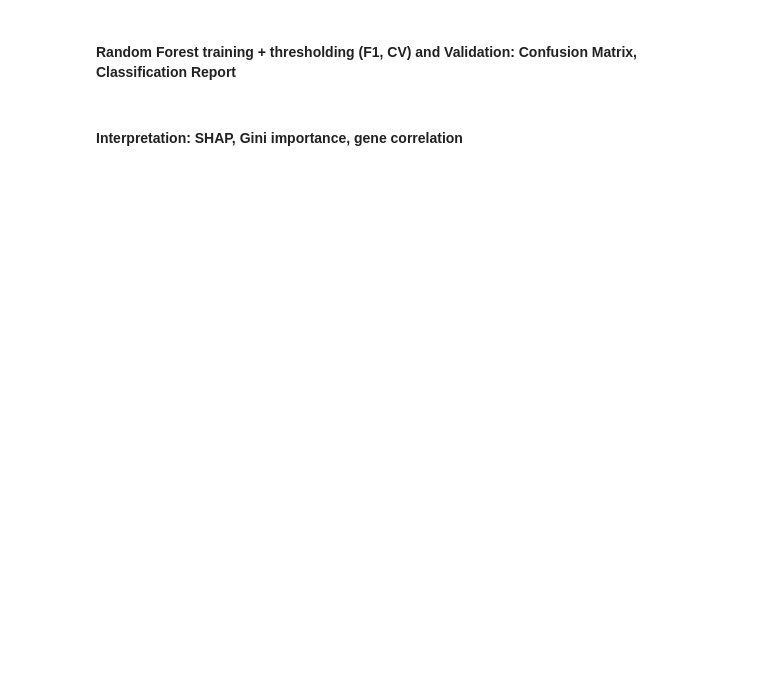
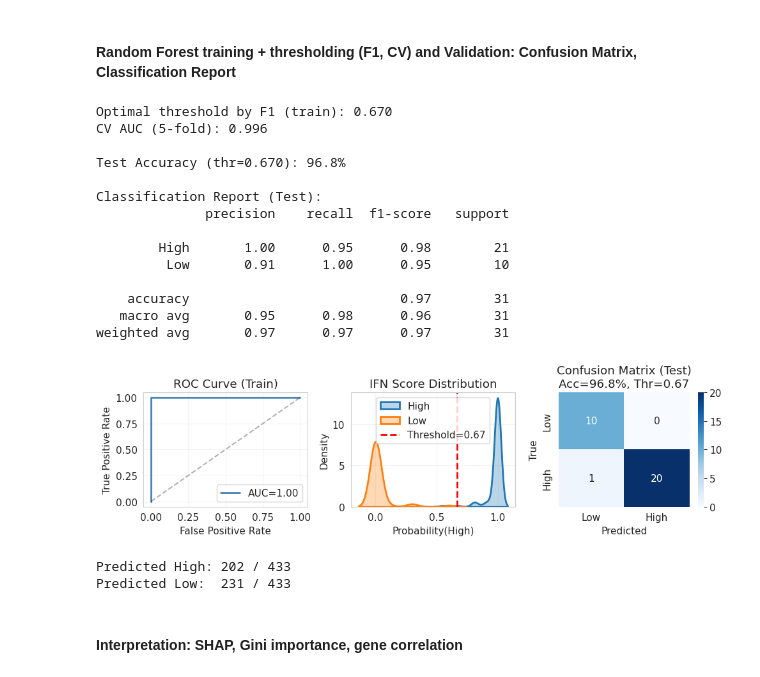
Before and after one commit to a-senkovenko/SKO-1, a Jupyter notebook: notebooks/feature_classifier.ipynb, the cells around one changed output. Saved outputs shown, nothing was run; the diff lists cells and outputs as text; code cells hidden in the pictures; blank space fills up the shorter version.

```diff
--- a/notebooks/feature_classifier.ipynb
+++ b/notebooks/feature_classifier.ipynb
@@ -481,34 +492,52 @@ dfk = pd.DataFrame({
 for label in ['High', 'Low']:
     sns.kdeplot(
         data=dfk[dfk['lbl']==label]['p'],
         label=label, fill=True, alpha=0.3,
         ax=axes[1], linewidth=2
     )
 axes[1].axvline(THRESHOLD, color='red', ls='--', lw=2, label=f'Threshold={THRESHOLD:.2f}')
 axes[1].set(xlabel='Probability(High)', ylabel='Density', title='IFN Score Distribution')
 axes[1].legend(); axes[1].grid(alpha=0.2)
 
 # Confusion Matrix (on test)
 cm = confusion_matrix(y_test, y_test_pred_thr, labels=['Low','High'])
 sns.heatmap(cm, annot=True, fmt='d', cmap='Blues', ax=axes[2],
             xticklabels=['Low','High'], yticklabels=['Low','High'])
 axes[2].set(title=f'Confusion Matrix (Test)\nAcc={acc_test:.1%}, Thr={THRESHOLD:.2f}',
             xlabel='Predicted', ylabel='True')
 
 plt.tight_layout()
 # plt.savefig('rf_ifn_classifier.png', dpi=300, bbox_inches='tight')
 plt.show()
 
 # Applying a threshold to all samples (including unlabeled ones)
 
 meta['IFN_Probability'] = proba_all
 meta['Predicted_IFN_status'] = np.where(proba_all >= THRESHOLD, 'High', 'Low')
 print(f"\nPredicted High: {(meta['Predicted_IFN_status']=='High').sum()} / {len(meta)}")
 print(f"Predicted Low:  {(meta['Predicted_IFN_status']=='Low').sum()} / {len(meta)}")
 
 meta['Predicted_IFN_status'] = np.where(proba_all >= THRESHOLD, 'High', 'Low')
 meta['IFN_Probability'] = proba_all
-meta.to_csv('metadata_with_predictions.csv', sep=',', index=True)
+# meta.to_csv('metadata_with_predictions.csv', sep=',', index=True)
+# %% [output]
+Optimal threshold by F1 (train): 0.670
+CV AUC (5-fold): 0.996
+
+Test Accuracy (thr=0.670): 96.8%
+
+Classification Report (Test):
+              precision    recall  f1-score   support
+
+        High       1.00      0.95      0.98        21
+         Low       0.91      1.00      0.95        10
+
+    accuracy                           0.97        31
+   macro avg       0.95      0.98      0.96        31
+weighted avg       0.97      0.97      0.97        31
+[figure, added]
+Predicted High: 202 / 433
+Predicted Low:  231 / 433
 # %% [markdown]
  #### Interpretation: SHAP, Gini importance, gene correlation
 # %%
```
Also changed, not shown: parts of 8 cells of this notebook.
